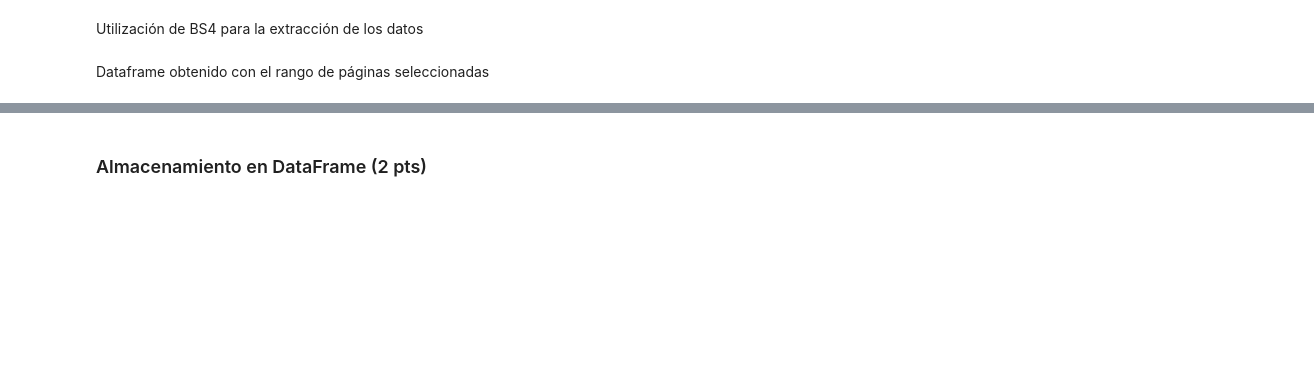
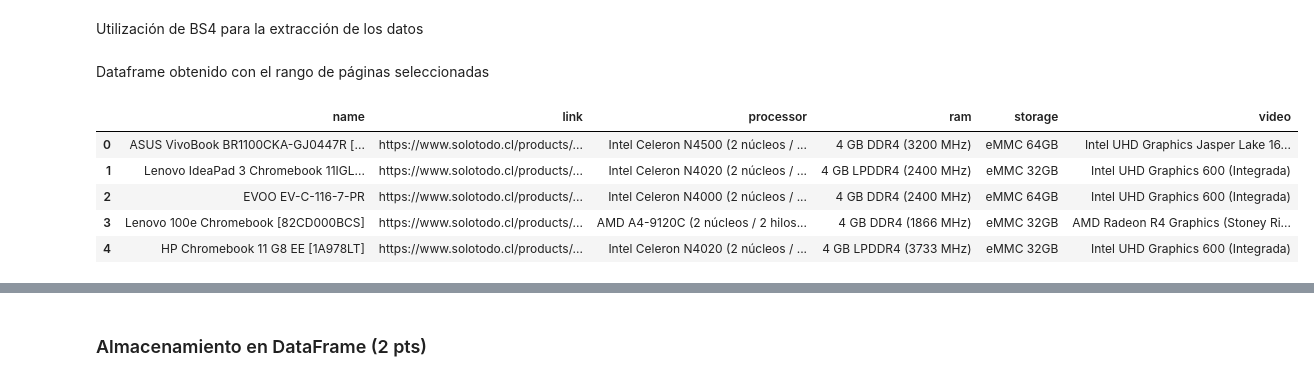
Before and after one commit to ssalazara/MACI_Analitica1, a Jupyter notebook: Analitica_Tarea1.ipynb, the cells around one changed output, grey strips where cells are left out. Drawn from its saved outputs; the diff is of its cells as text; code cells hidden in the pictures; blank space fills up the shorter version.

```diff
--- a/Analitica_Tarea1.ipynb
+++ b/Analitica_Tarea1.ipynb
@@ -183,0 +196,9 @@ Dataframe obtenido con el rango de páginas seleccionadas
+# %%
+df_st.head()
+# %% [output]
+|  | name | link | processor | ram | storage | video |
+| 0 | ASUS VivoBook BR1100CKA-GJ0447R [... | https://www.solotodo.cl/products/... | Intel Celeron N4500 (2 núcleos / ... | 4 GB DDR4 (3200 MHz) | eMMC 64GB | Intel UHD Graphics Jasper Lake 16... |
+| 1 | Lenovo IdeaPad 3 Chromebook 11IGL... | https://www.solotodo.cl/products/... | Intel Celeron N4020 (2 núcleos / ... | 4 GB LPDDR4 (2400 MHz) | eMMC 32GB | Intel UHD Graphics 600 (Integrada) |
+| 2 | EVOO EV-C-116-7-PR | https://www.solotodo.cl/products/... | Intel Celeron N4000 (2 núcleos / ... | 4 GB DDR4 (2400 MHz) | eMMC 64GB | Intel UHD Graphics 600 (Integrada) |
+| 3 | Lenovo 100e Chromebook [82CD000BCS] | https://www.solotodo.cl/products/... | AMD A4-9120C (2 núcleos / 2 hilos... | 4 GB DDR4 (1866 MHz) | eMMC 32GB | AMD Radeon R4 Graphics (Stoney Ri... |
+| 4 | HP Chromebook 11 G8 EE [1A978LT] | https://www.solotodo.cl/products/... | Intel Celeron N4020 (2 núcleos / ... | 4 GB LPDDR4 (3733 MHz) | eMMC 32GB | Intel UHD Graphics 600 (Integrada) |
```
Also changed, not shown: parts of 19 cells of this notebook.
